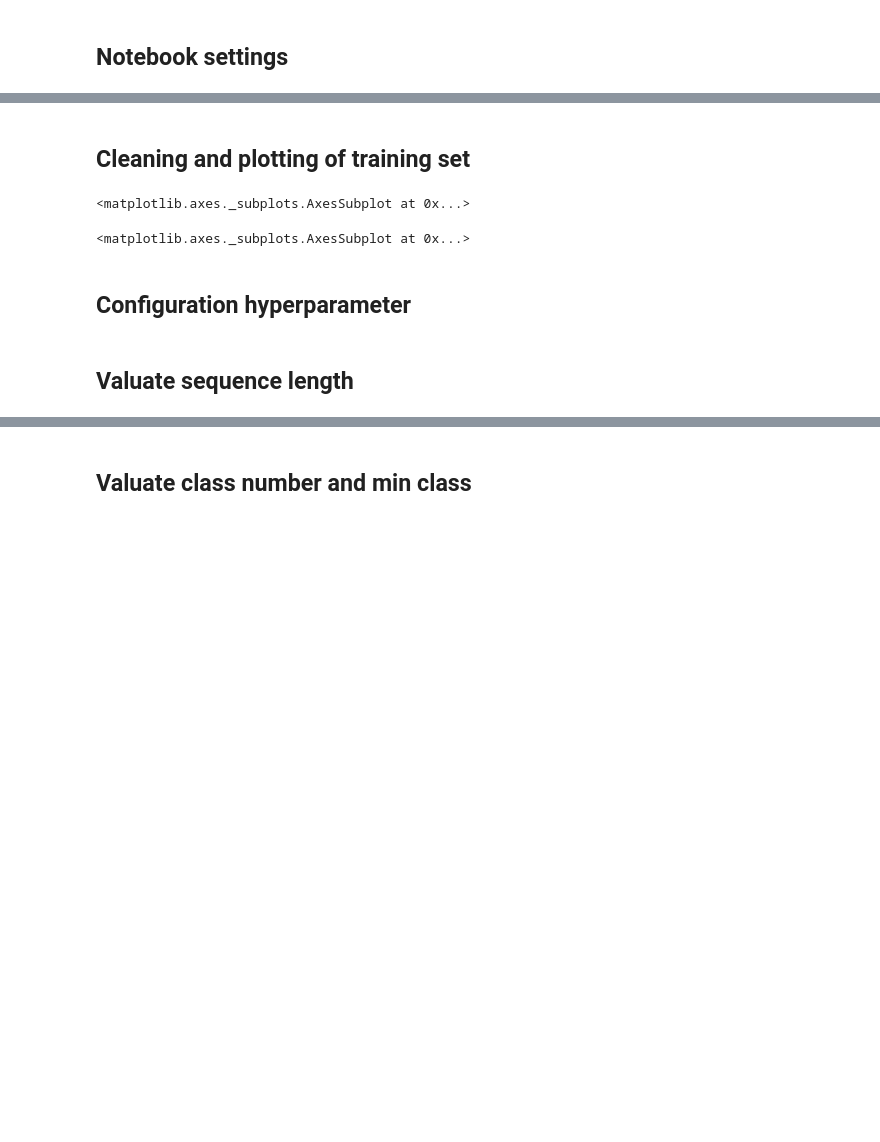
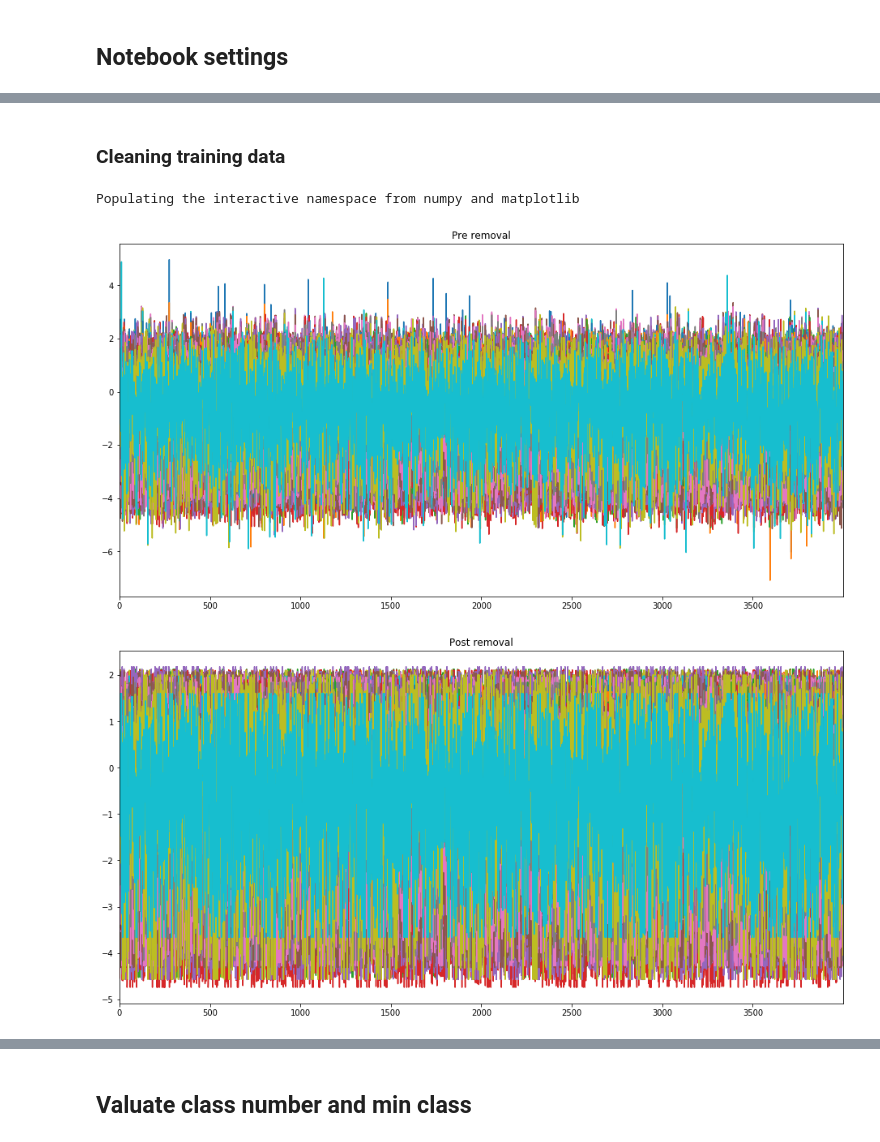
Before and after one commit to Flavio-96/K-AE-for-Time-Series, a Jupyter notebook: jupyter/Autoencoder_for_time_series.ipynb, the cells around one changed output, grey strips where cells are left out. Drawn from its saved outputs; the diff is of its cells as text; code cells hidden in the pictures; blank space fills up the shorter version.

```diff
--- a/jupyter/Autoencoder_for_time_series.ipynb
+++ b/jupyter/Autoencoder_for_time_series.ipynb
@@ -11,7 +19,7 @@ InteractiveShell.ast_node_interactivity = "all"
 def loadData(direc, dataset, perm=True, ratio_train=0.8):
     datadir = direc + '/' + dataset + '/' + dataset
     data_train = np.genfromtxt(datadir + '_TRAIN.tsv', delimiter='\t')
-    data_test_val = np.genfromtxt(datadir + '_TEST.tsv', delimiter='\t')[:-1]
+    data_test_val = np.genfromtxt(datadir + '_TEST.tsv', delimiter='\t')
     data = np.concatenate((data_train, data_test_val), axis=0)
 
     N, D = data.shape
@@ -21,3 +29,5 @@ def loadData(direc, dataset, perm=True, ratio_train=0.8):
     else:
         ind = range(0, N)
     return data[ind[:ind_cut], 1:], data[ind[ind_cut:], 1:], data[ind[:ind_cut], 0], data[ind[ind_cut:], 0]
+# %%
+dataTrain, dataTest, labelsTrain, labelsTest = loadData(data_diirectory, dataset_name)
@@ -32,17 +45,4 @@ def outlier_annihilation(dataset):
         df.loc[df[col] > high_threshold, col] = high_threshold
     return df.to_numpy()
 # %% [markdown]
-## Cleaning and plotting of training set
+### Cleaning training data
-# %%
-dataTrain, dataTest, labelsTrain, labelsTest = loadData('../data/UCRArchive_2018', 'ECG5000', perm=False)
-
-# TODO: -2 and 6 to be changed to other values, maybe percentiles
-dataTrain = outlier_annihilation(dataTrain)
-dataTest = outlier_annihilation(dataTest)
-pd.DataFrame(dataTrain).plot(legend=False)
-pd.DataFrame(dataTest).plot(legend=False)
-# %% [output]
-<matplotlib.axes._subplots.AxesSubplot at 0x...>
-<matplotlib.axes._subplots.AxesSubplot at 0x...>
-# %% [markdown]
-## Configuration hyperparameter
@@ -62,2 +49,12 @@ dropout = 0.8 # Dropout rate
-# %% [markdown]
-## Valuate sequence length
+# %%
+%pylab inline
+pylab.rcParams['figure.figsize'] = (16, 8)
+
+df = pd.DataFrame(dataTrain)
+pd.DataFrame(dataTrain).plot(legend=False, title="Pre removal");
+dataTrain = outlier_annihilation(df)
+pd.DataFrame(dataTrain).plot(legend=False, title="Post removal");
+# %% [output]
+Populating the interactive namespace from numpy and matplotlib
+[figure, added]
+[figure, added]
```
Also changed, not shown: parts of 36 cells of this notebook.
